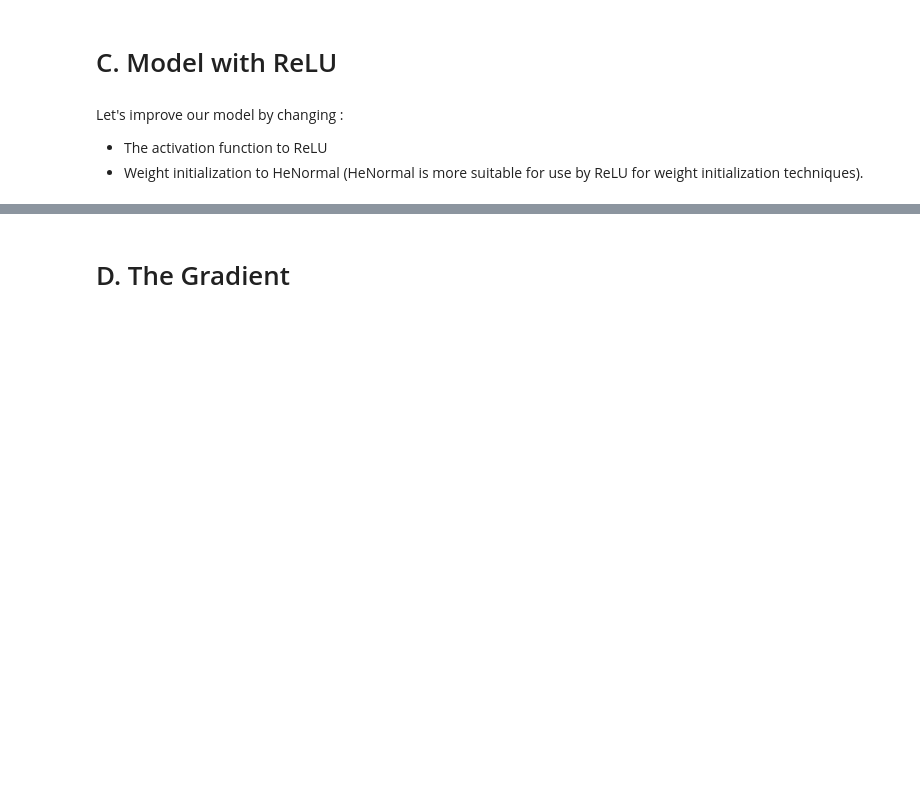
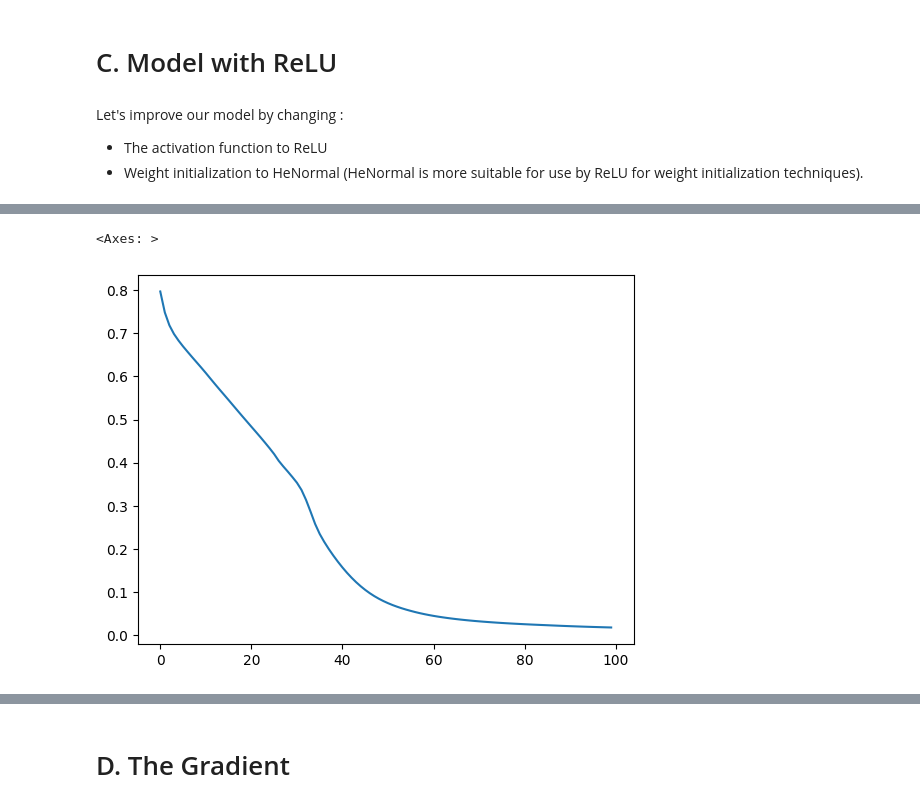
Before and after one commit to FTDS-learning-materials/phase-2, a Jupyter notebook: w1/P2W1D2AM - Training Artificial Neural Network - Part 1.ipynb, the cells around one changed output, grey strips where cells are left out. Cells and saved outputs as stored; diff of their text form; code cells hidden in the pictures; blank space fills up the shorter version.

```diff
--- a/w1/P2W1D2AM - Training Artificial Neural Network - Part 1.ipynb
+++ b/w1/P2W1D2AM - Training Artificial Neural Network - Part 1.ipynb
@@ -196,6 +200,7 @@ _________________________________________________________________
 # %%
-# Train the ANN Model
+# Train the ANN model
+%%time
 
-model_relu.fit(X_train, y_train, batch_size=32, epochs=100)
+history_relu = model_relu.fit(X_train, y_train, batch_size=32, epochs=100)
 # %% [output]
 Epoch 1/100
@@ -219,3 +223,11 @@ Epoch 100/100
+# %%
+# Loss visualization
+
+history_relu_df = pd.DataFrame(history_relu.history)
+history_relu_df['loss'].plot()
+# %% [output]
+<Axes: >
+[figure, added]
 # %%
 # Predict test-set
 
```
Also changed, not shown: parts of 17 cells of this notebook.
